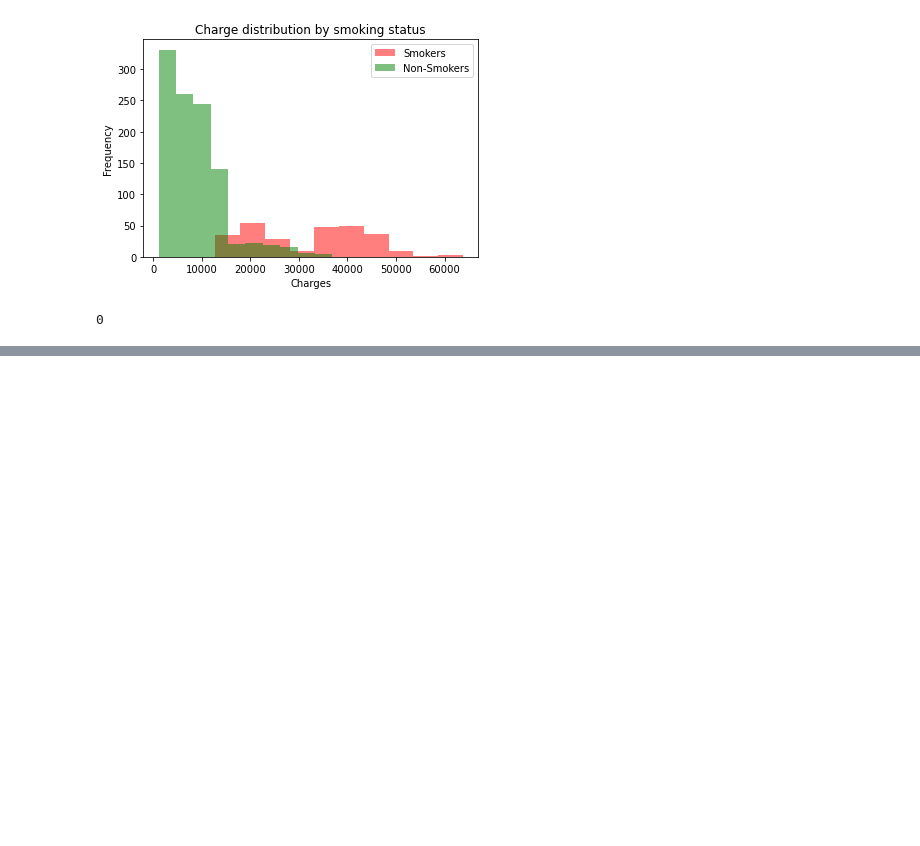
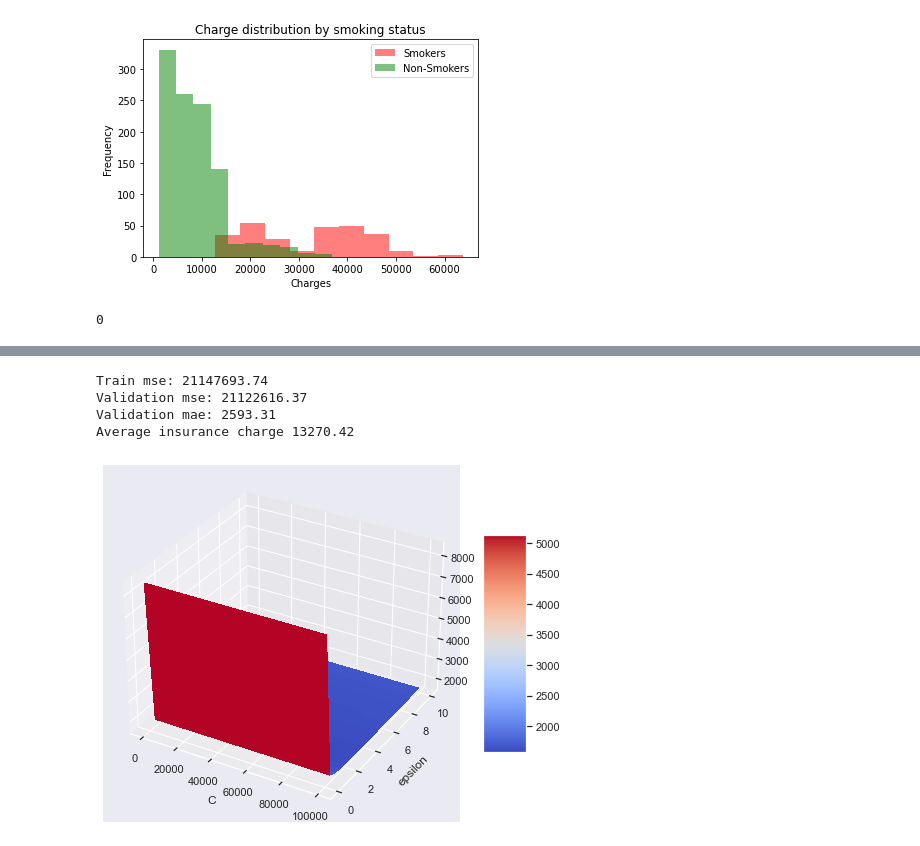
Before and after one commit to beniamp/US_Insurance_Analysis, a Jupyter notebook: us-medical-insurance-costs.ipynb, the cells around one changed output, grey strips where cells are left out. Cells and saved outputs as stored; diff of their text form; code cells hidden in the pictures; blank space fills up the shorter version.

```diff
--- a/us-medical-insurance-costs.ipynb
+++ b/us-medical-insurance-costs.ipynb
@@ -817,0 +942,32 @@ int(False)
+# %%
+KR_mod = KernelRidge(alpha = 0.1, kernel='rbf', gamma = 0.011)
+KR_mod.fit(X_train, y_train)
+
+pred_train = KR_mod.predict(X_train)
+pred_vali = KR_mod.predict(X_vali)
+
+mse_train = mse(pred_train, y_train)
+mse_vali = mse(pred_vali, y_vali)
+mae_vali = mae(pred_vali, y_vali)
+
+
+print('Train mse: {:.2f}'.format(mse_train))
+print('Validation mse: {:.2f}'.format(mse_vali))
+print('Validation mae: {:.2f}'.format(mae_vali))
+print('Average insurance charge {:.2f}'.format(mean_charge))
+# %% [output]
+Train mse: 21147693.74
+Validation mse: 21122616.37
+Validation mae: 2593.31
+Average insurance charge 13270.42
+# %%
+from matplotlib import cm
+X,Y = np.meshgrid(Cs,eps)
+fig, ax = plt.subplots(subplot_kw={"projection": "3d"})
+surf = ax.plot_surface(X, Y, maes, cmap=cm.coolwarm, linewidth=0, antialiased=False)
+fig.colorbar(surf, shrink=0.5, aspect=5)
+plt.xlabel('C')
+plt.ylabel('epsilon')
+plt.show()
+# %% [output]
+[figure, added]
```
Also changed, not shown: parts of 38 cells of this notebook.
